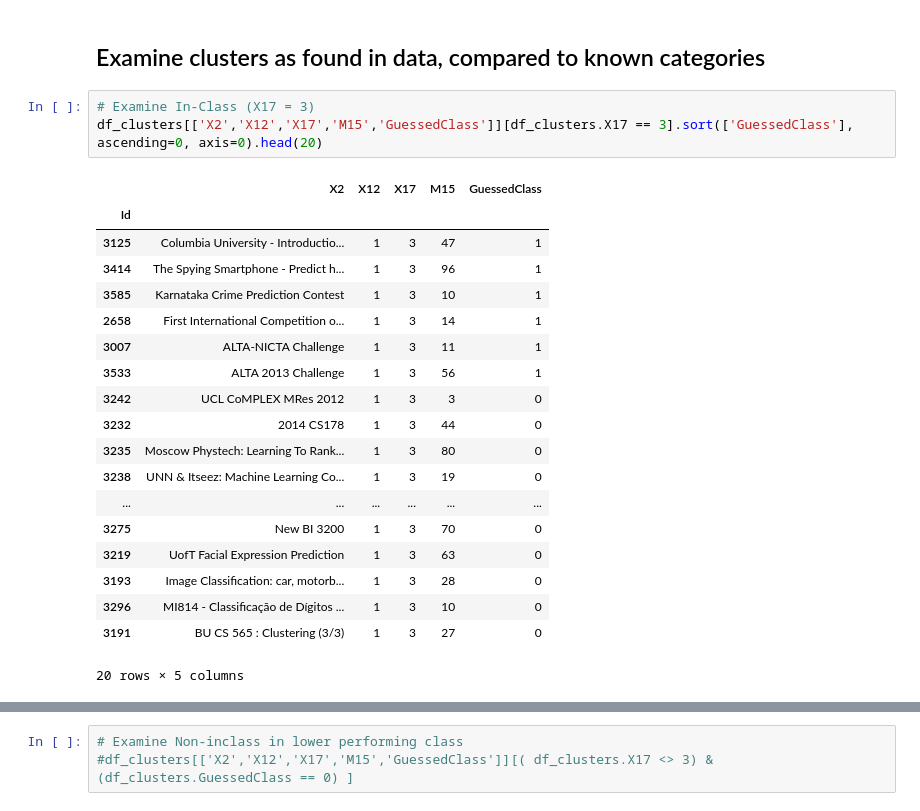
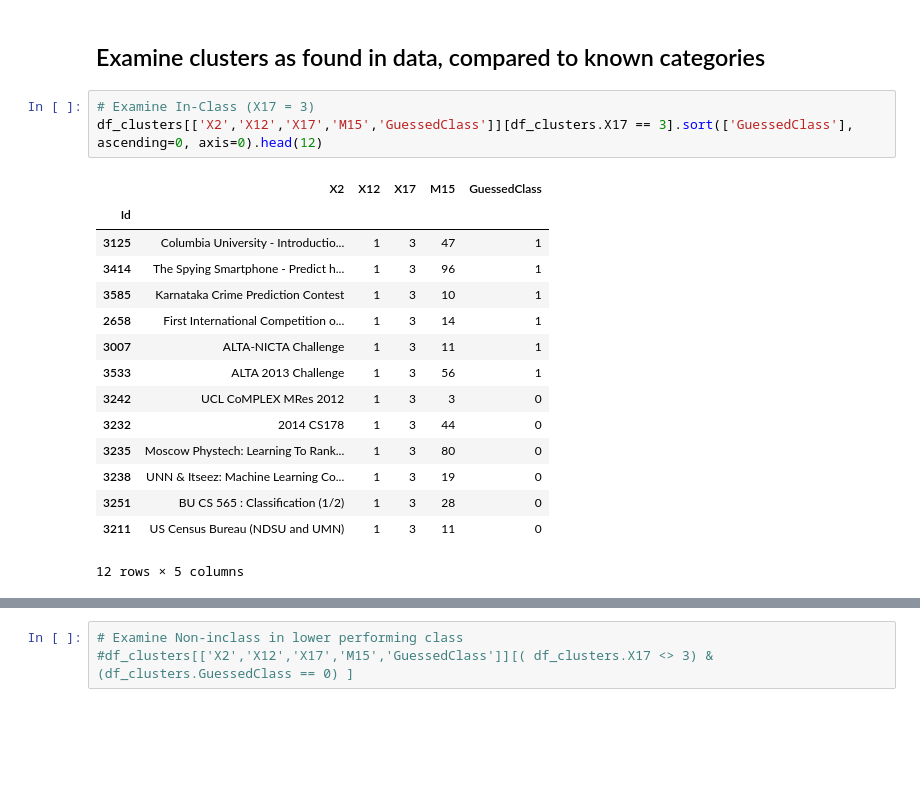
Before and after one commit to rjrest/comp-clustering, a Jupyter notebook: run_cluster.ipynb, the cells around one changed output, grey strips where cells are left out. Cells and saved outputs as stored; diff of their text form; blank space fills up the shorter version.

```diff
--- a/run_cluster.ipynb
+++ b/run_cluster.ipynb
@@ -700,24 +616,20 @@ plt.legend(loc="best")
 ## Examine clusters as found in data, compared to known categories
 # %%
 # Examine In-Class (X17 = 3)
-df_clusters[['X2','X12','X17','M15','GuessedClass']][df_clusters.X17 == 3].sort(['GuessedClass'], ascending=0, axis=0).head(20)
+df_clusters[['X2','X12','X17','M15','GuessedClass']][df_clusters.X17 == 3].sort(['GuessedClass'], ascending=0, axis=0).head(12)
 # %% [output]
 |  | X2 | X12 | X17 | M15 | GuessedClass |
 | Id |  |  |  |  |  |
 | 3125 | Columbia University - Introductio... | 1 | 3 | 47 | 1 |
 | 3414 | The Spying Smartphone - Predict h... | 1 | 3 | 96 | 1 |
 | 3585 | Karnataka Crime Prediction Contest | 1 | 3 | 10 | 1 |
 | 2658 | First International Competition o... | 1 | 3 | 14 | 1 |
 | 3007 | ALTA-NICTA Challenge | 1 | 3 | 11 | 1 |
 | 3533 | ALTA 2013 Challenge | 1 | 3 | 56 | 1 |
 | 3242 | UCL CoMPLEX MRes 2012 | 1 | 3 | 3 | 0 |
 | 3232 | 2014 CS178 | 1 | 3 | 44 | 0 |
 | 3235 | Moscow Phystech: Learning To Rank... | 1 | 3 | 80 | 0 |
 | 3238 | UNN & Itseez: Machine Learning Co... | 1 | 3 | 19 | 0 |
-| ... | ... | ... | ... | ... | ... |
-| 3275 | New BI 3200 | 1 | 3 | 70 | 0 |
-| 3219 | UofT Facial Expression Prediction | 1 | 3 | 63 | 0 |
-| 3193 | Image Classification: car, motorb... | 1 | 3 | 28 | 0 |
-| 3296 | MI814 - Classificação de Dígitos ... | 1 | 3 | 10 | 0 |
-| 3191 | BU CS 565 : Clustering (3/3) | 1 | 3 | 27 | 0 |
+| 3251 | BU CS 565 : Classification (1/2) | 1 | 3 | 28 | 0 |
+| 3211 | US Census Bureau (NDSU and UMN) | 1 | 3 | 11 | 0 |
-20 rows × 5 columns
+12 rows × 5 columns
```
Also changed, not shown: parts of 4 cells of this notebook, 4 other files.
